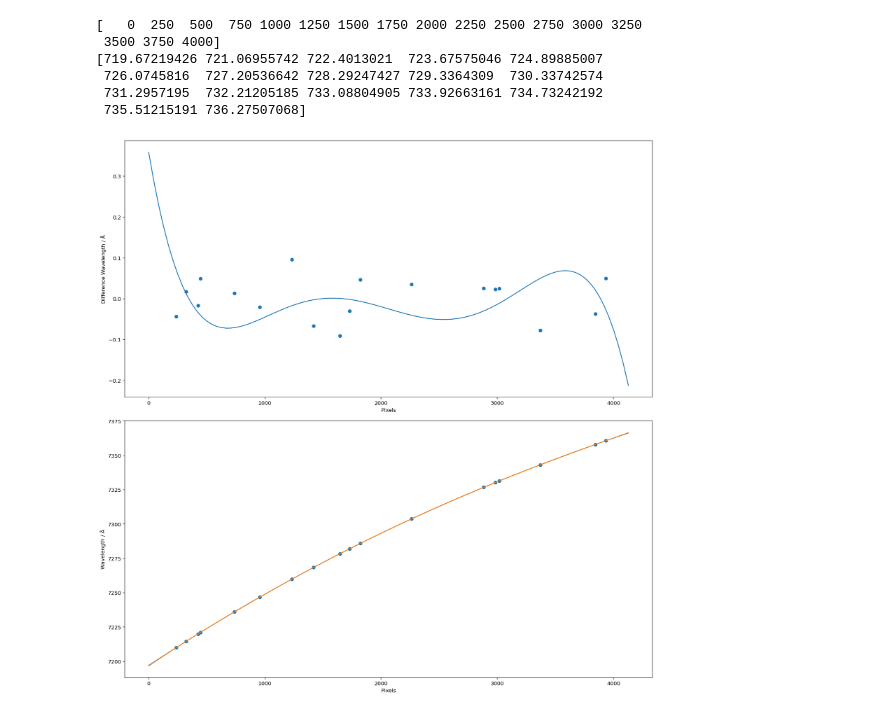
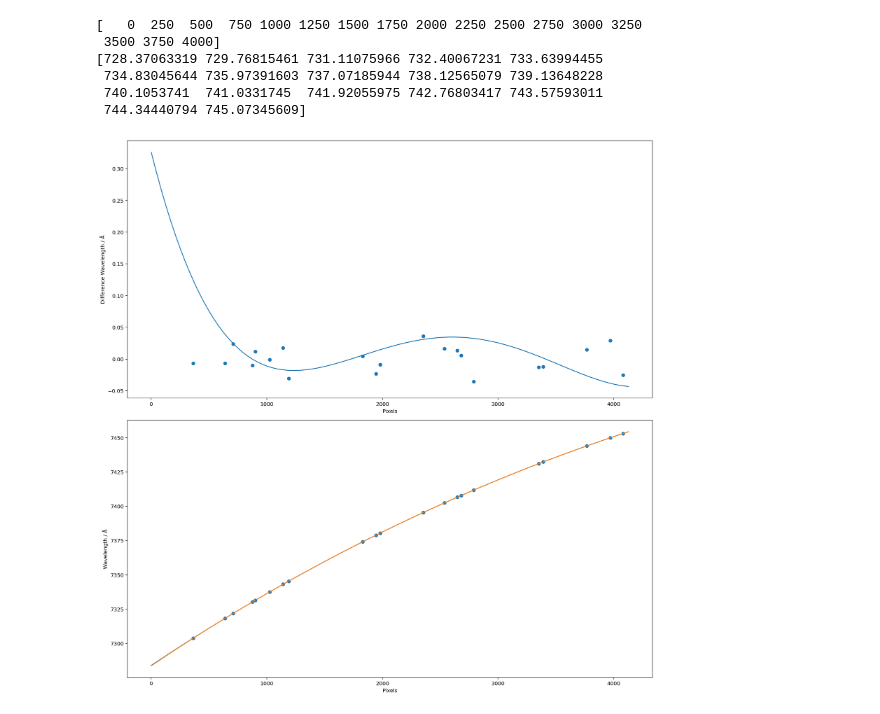
Before and after one commit to svenbuder/velocereduction, a Jupyter notebook: VeloceReduction/veloce_reference_data/thxe_pixels_and_positions/test_pixel_wavelength_mapping.ipynb, the cells around one changed output. Drawn from its saved outputs; the diff is of its cells as text; code cells hidden in the pictures.

Commit message:
ccd 3 order 83

```diff
--- a/VeloceReduction/veloce_reference_data/thxe_pixels_and_positions/test_pixel_wavelength_mapping.ipynb
+++ b/VeloceReduction/veloce_reference_data/thxe_pixels_and_positions/test_pixel_wavelength_mapping.ipynb
@@ -102,12 +102,12 @@ def plot_new_vs_tinney(order_name, reference_pixel_tinney = 2450, shift_tinney =
     plt.show()
     plt.close
 # %%
-plot_new_vs_tinney(order_name = 'ccd_3_order_84', reference_pixel_tinney=2452, shift_tinney=0)
+plot_new_vs_tinney(order_name = 'ccd_3_order_83', reference_pixel_tinney=2452, shift_tinney=0)
 # %% [output]
 [   0  250  500  750 1000 1250 1500 1750 2000 2250 2500 2750 3000 3250
  3500 3750 4000]
-[719.67219426 721.06955742 722.4013021  723.67575046 724.89885007
- 726.0745816  727.20536642 728.29247427 729.3364309  730.33742574
- 731.2957195  732.21205185 733.08804905 733.92663161 734.73242192
- 735.51215191 736.27507068]
+[728.37063319 729.76815461 731.11075966 732.40067231 733.63994455
+ 734.83045644 735.97391603 737.07185944 738.12565079 739.13648228
+ 740.1053741  741.0331745  741.92055975 742.76803417 743.57593011
+ 744.34440794 745.07345609]
-[figure, old version]
+[figure, new version]
```
Also changed, not shown: 1 other file.
